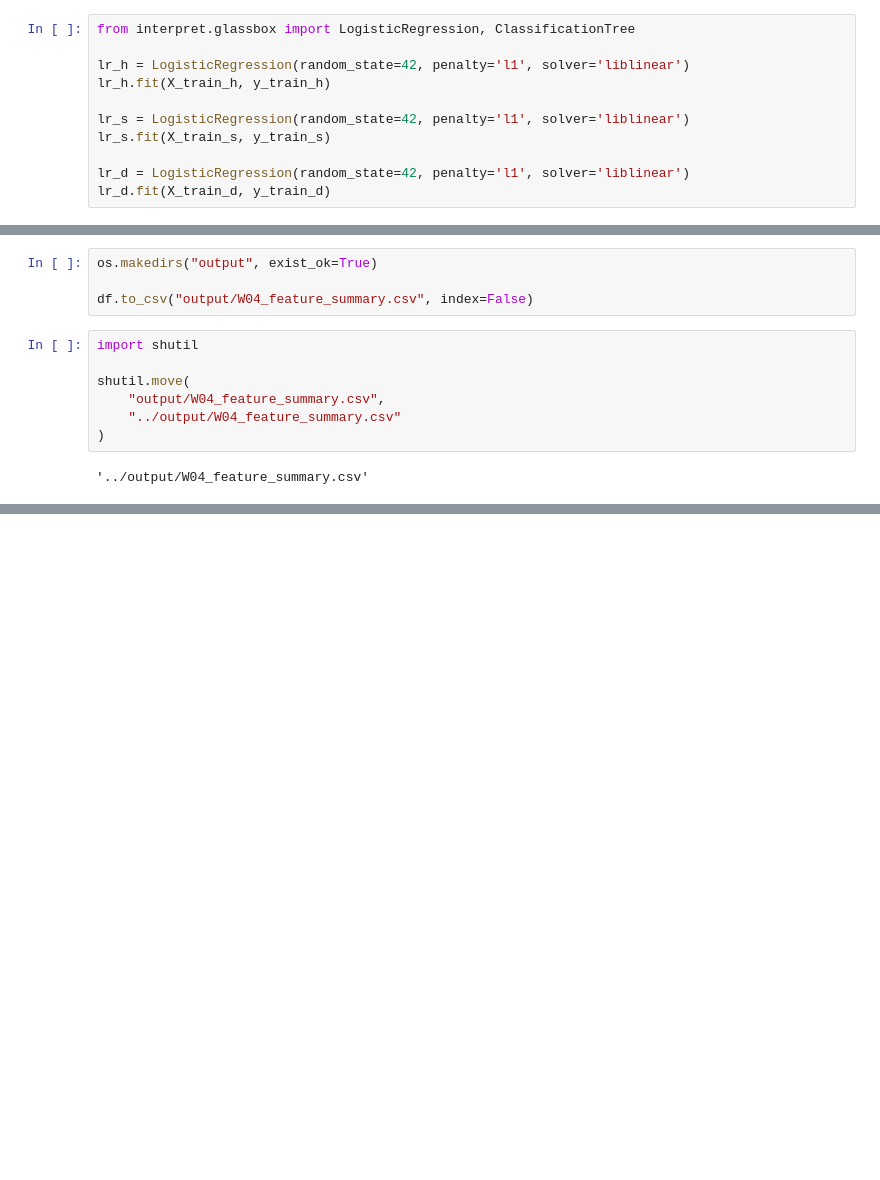
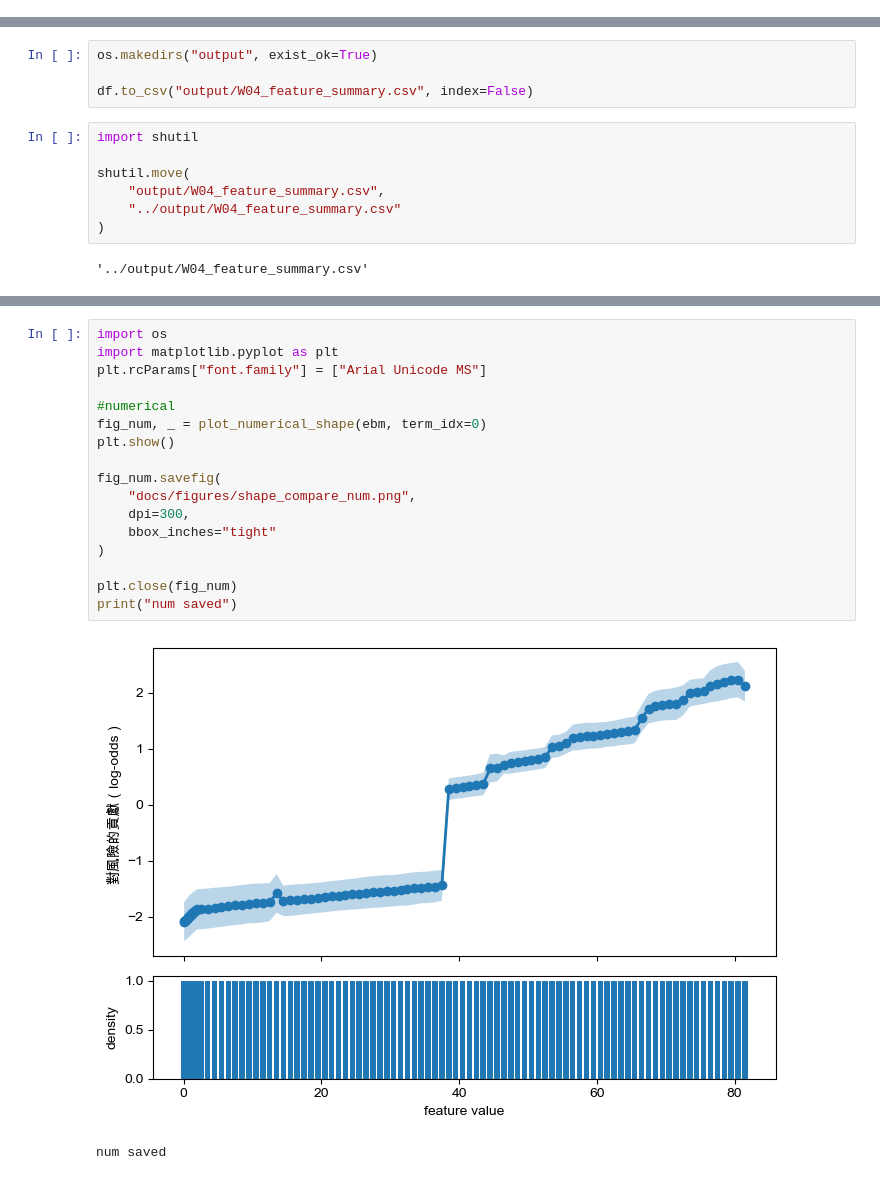
Before and after one commit to TY-1211/InterpretDash_1258028, a Jupyter notebook: notebooks/W04_05_paper_design.ipynb, the cells around one changed output, grey strips where cells are left out. Cells and saved outputs as stored; diff of their text form; blank space fills up the shorter version.

```diff
--- a/notebooks/W04_05_paper_design.ipynb
+++ b/notebooks/W04_05_paper_design.ipynb
@@ -257,11 +0,0 @@ show([hist_heart, hist_stroke, hist_diabetes])
-# %%
-from interpret.glassbox import LogisticRegression, ClassificationTree
-
-lr_h = LogisticRegression(random_state=42, penalty='l1', solver='liblinear')
-lr_h.fit(X_train_h, y_train_h)
-
-lr_s = LogisticRegression(random_state=42, penalty='l1', solver='liblinear')
-lr_s.fit(X_train_s, y_train_s)
-
-lr_d = LogisticRegression(random_state=42, penalty='l1', solver='liblinear')
-lr_d.fit(X_train_d, y_train_d)
@@ -549,0 +474,20 @@ shutil.move(
+# %%
+import os
+import matplotlib.pyplot as plt
+plt.rcParams["font.family"] = ["Arial Unicode MS"]
+
+#numerical
+fig_num, _ = plot_numerical_shape(ebm, term_idx=0)
+plt.show()
+
+fig_num.savefig(
+    "docs/figures/shape_compare_num.png",
+    dpi=300,
+    bbox_inches="tight"
+)
+
+plt.close(fig_num)
+print("num saved")
+# %% [output]
+[figure, added]
+num saved
```
Also changed, not shown: parts of 80 cells of this notebook, 5 other files.
